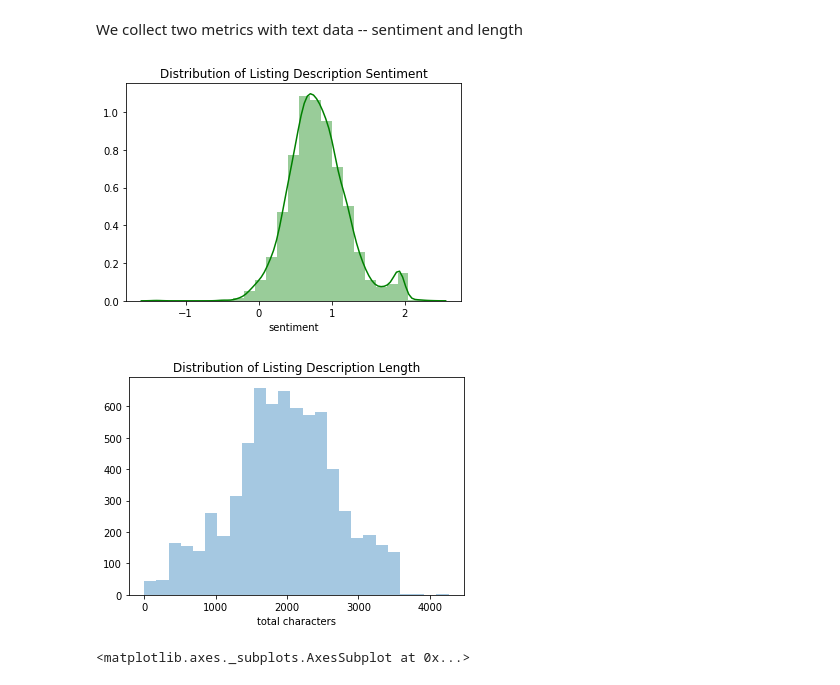
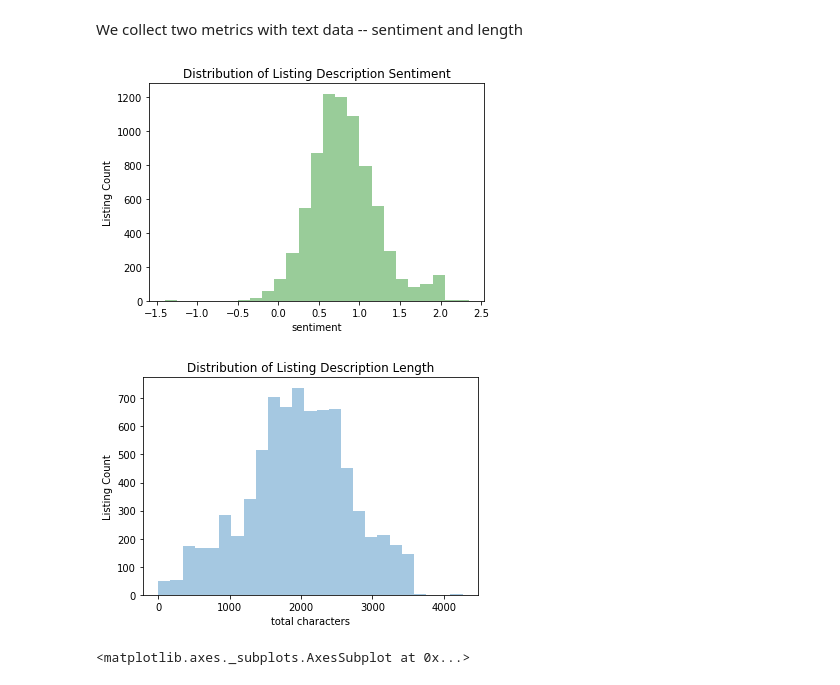
Before and after one commit to EmiliaPaz/EECS731_FinalProject, a Jupyter notebook: notebooks/Airbnb.ipynb, the cells around one changed output. Saved outputs shown, nothing was run; the diff lists cells and outputs as text; code cells hidden in the pictures.

```diff
--- a/notebooks/Airbnb.ipynb
+++ b/notebooks/Airbnb.ipynb
@@ -83,19 +84,23 @@ bnb_data['text_len'] = bnb_data.apply(
     axis=1
 )
 # %%
-plot = sns.distplot(bnb_data['sentiment'], bins=25, color='g').set_title('Distribution of Listing Description Sentiment')
+plot = sns.distplot(bnb_data['sentiment'], bins=25, color='g', kde=False).set_title('Distribution of Listing Description Sentiment')
+
+plt.ylabel('Listing Count')
 
 fig = plot.get_figure()
 fig.savefig('sentiment_dist.png', dpi=300, transparent=True, format="png")
 # %% [output]
-[figure, old version]
+[figure, new version]
 # %%
-plot = sns.distplot(bnb_data['text_len'], bins=25, axlabel='total characters', kde=False).set_title('Distribution of Listing Description Length')
+plot = sns.distplot(bnb_data['text_len'], bins=25, kde=False, axlabel='total characters').set_title('Distribution of Listing Description Length')
+
+plt.ylabel('Listing Count')
 
 fig = plot.get_figure()
 fig.savefig('length_dist.png', dpi=300, transparent=True, format="png")
 # %% [output]
-[figure, old version]
+[figure, new version]
 # %%
 bnb_data.plot.scatter(x='sentiment', y='review_scores_rating')
 # %% [output]
```
Also changed, not shown: parts of 13 cells of this notebook.
